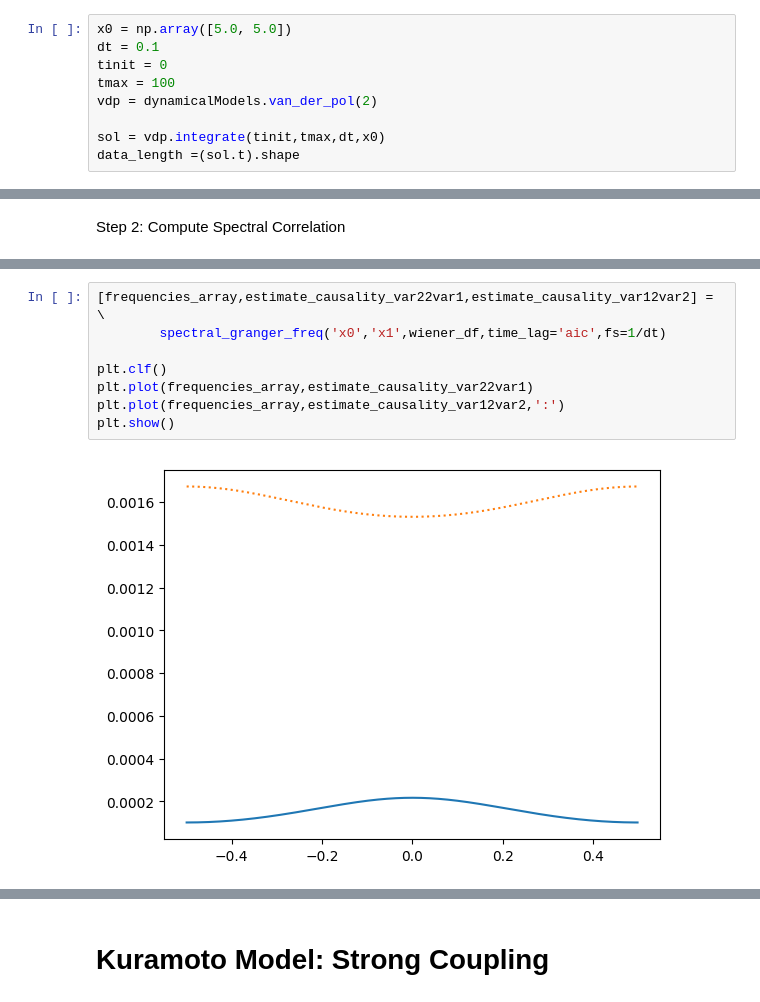
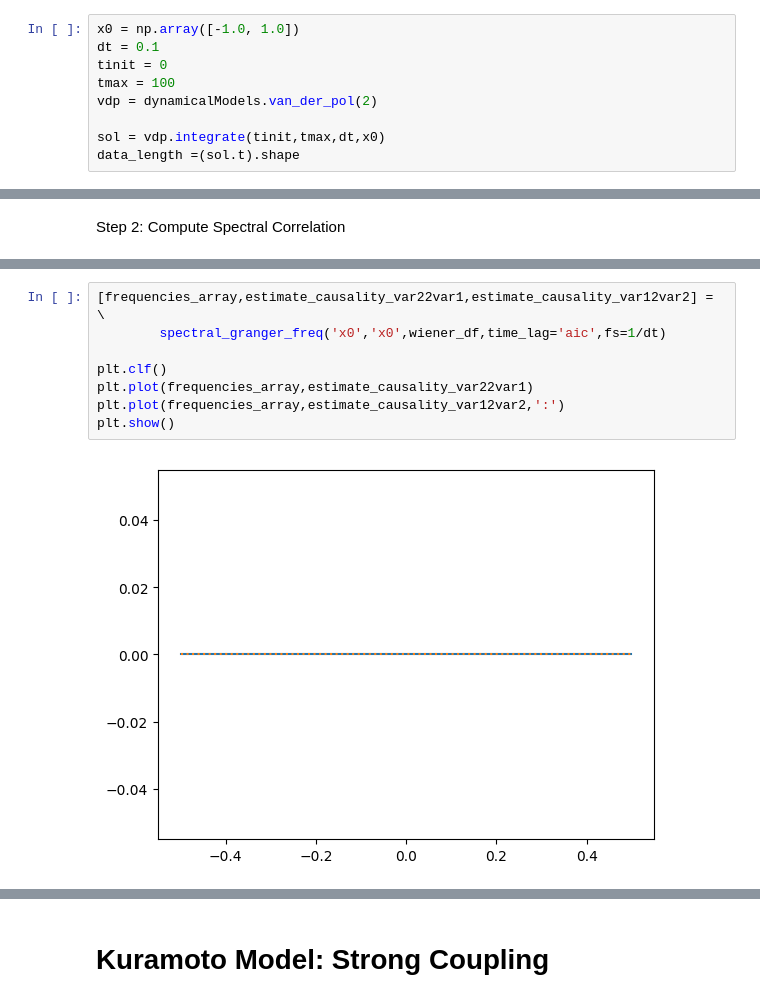
Before and after one commit to data-driven-dynamical-systems/Andre, a Jupyter notebook: Spectral_Domain_Granger_Analysis_Part_2.ipynb, the cells around one changed output, grey strips where cells are left out. Drawn from its saved outputs; the diff is of its cells as text.

```diff
--- a/Spectral_Domain_Granger_Analysis_Part_2.ipynb
+++ b/Spectral_Domain_Granger_Analysis_Part_2.ipynb
@@ -121,7 +149,7 @@ plt.show()
 # %% [markdown]
 Step 1a: Generate data
 # %%
-x0 = np.array([5.0, 5.0])
+x0 = np.array([-1.0, 1.0])
 dt = 0.1
 tinit = 0
 tmax = 100
@@ -213,10 +303,10 @@ plt.show()
 # %%
 [frequencies_array,estimate_causality_var22var1,estimate_causality_var12var2] = \
-        spectral_granger_freq('x0','x1',wiener_df,time_lag='aic',fs=1/dt)
+        spectral_granger_freq('x0','x0',wiener_df,time_lag='aic',fs=1/dt)
 
 plt.clf()
 plt.plot(frequencies_array,estimate_causality_var22var1)
 plt.plot(frequencies_array,estimate_causality_var12var2,':')
 plt.show()
 # %% [output]
-[figure, old version]
+[figure, new version]
```
Also changed, not shown: parts of 31 cells of this notebook.
